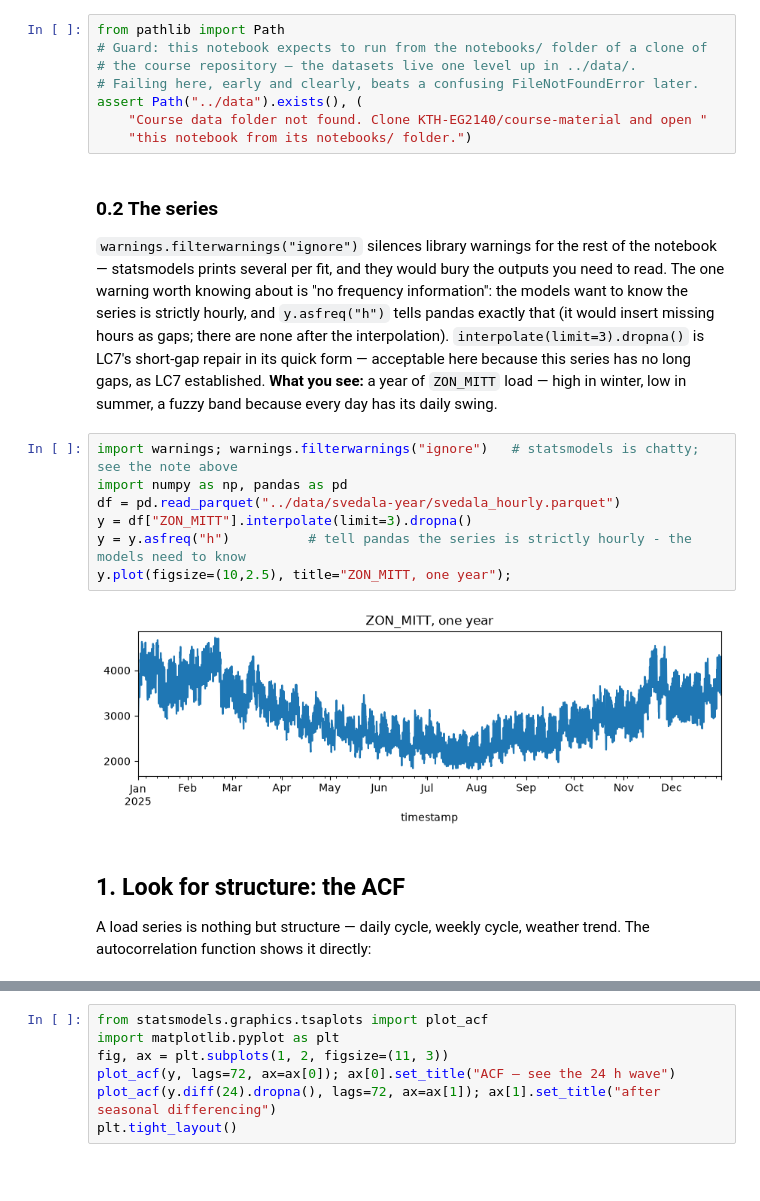
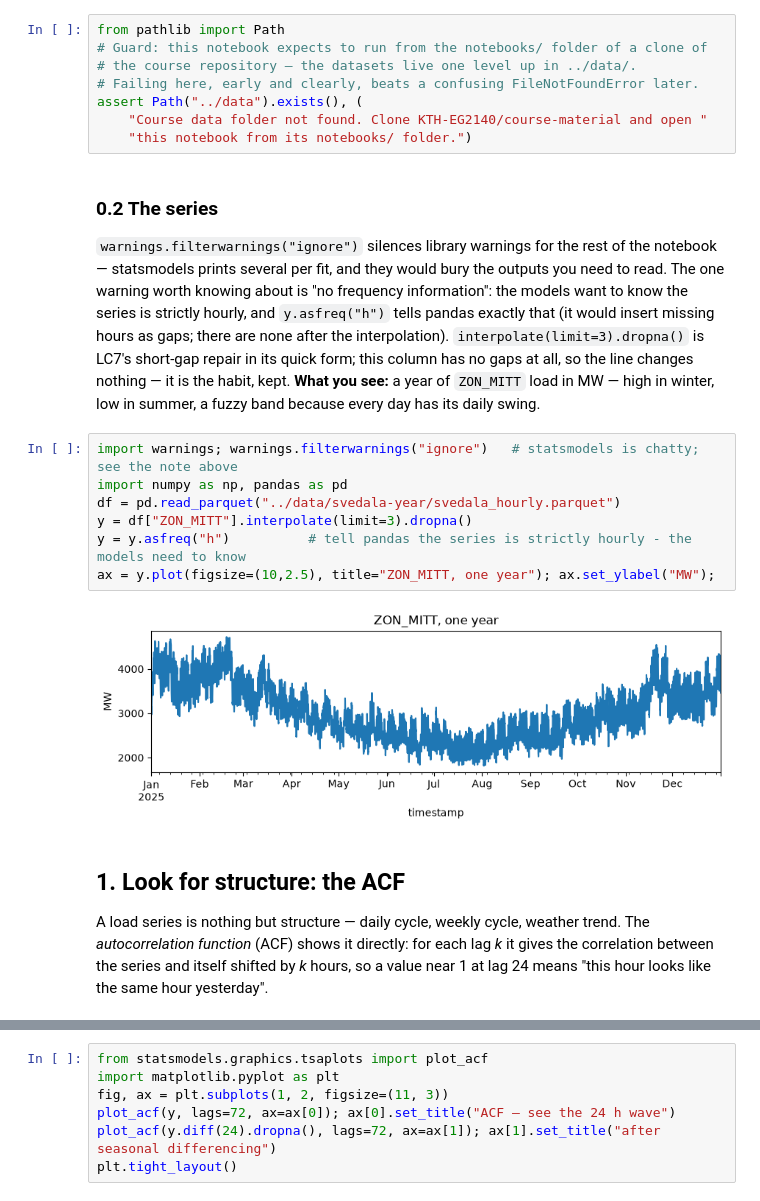
Before and after one commit to KTH-EG2140/course-material, a Jupyter notebook: notebooks/LC09_sarima_baseline.ipynb, the cells around one changed output, grey strips where cells are left out. Saved outputs shown, nothing was run; the diff lists cells and outputs as text; blank space fills up the shorter version.

```diff
--- a/notebooks/LC09_sarima_baseline.ipynb
+++ b/notebooks/LC09_sarima_baseline.ipynb
@@ -38,17 +38,17 @@ assert Path("../data").exists(), (
 # %% [markdown]
 ### 0.2 The series
 
-`warnings.filterwarnings("ignore")` silences library warnings for the rest of the notebook — statsmodels prints several per fit, and they would bury the outputs you need to read. The one warning worth knowing about is "no frequency information": the models want to know the series is strictly hourly, and `y.asfreq("h")` tells pandas exactly that (it would insert missing hours as gaps; there are none after the interpolation). `interpolate(limit=3).dropna()` is LC7's short-gap repair in its quick form — acceptable here because this series has no long gaps, as LC7 established. **What you see:** a year of `ZON_MITT` load — high in winter, low in summer, a fuzzy band because every day has its daily swing.
+`warnings.filterwarnings("ignore")` silences library warnings for the rest of the notebook — statsmodels prints several per fit, and they would bury the outputs you need to read. The one warning worth knowing about is "no frequency information": the models want to know the series is strictly hourly, and `y.asfreq("h")` tells pandas exactly that (it would insert missing hours as gaps; there are none after the interpolation). `interpolate(limit=3).dropna()` is LC7's short-gap repair in its quick form; this column has no gaps at all, so the line changes nothing — it is the habit, kept. **What you see:** a year of `ZON_MITT` load in MW — high in winter, low in summer, a fuzzy band because every day has its daily swing.
 # %%
 import warnings; warnings.filterwarnings("ignore")   # statsmodels is chatty; see the note above
 import numpy as np, pandas as pd
 df = pd.read_parquet("../data/svedala-year/svedala_hourly.parquet")
 y = df["ZON_MITT"].interpolate(limit=3).dropna()
 y = y.asfreq("h")          # tell pandas the series is strictly hourly - the models need to know
-y.plot(figsize=(10,2.5), title="ZON_MITT, one year");
+ax = y.plot(figsize=(10,2.5), title="ZON_MITT, one year"); ax.set_ylabel("MW");
 # %% [output]
-[figure, old version]
+[figure, new version]
 # %% [markdown]
 ## 1. Look for structure: the ACF
 
-A load series is nothing but structure — daily cycle, weekly cycle, weather trend. The autocorrelation function shows it directly:
+A load series is nothing but structure — daily cycle, weekly cycle, weather trend. The *autocorrelation function* (ACF) shows it directly: for each lag *k* it gives the correlation between the series and itself shifted by *k* hours, so a value near 1 at lag 24 means "this hour looks like the same hour yesterday".
```
Also changed, not shown: parts of 16 cells of this notebook, 1 other file.
